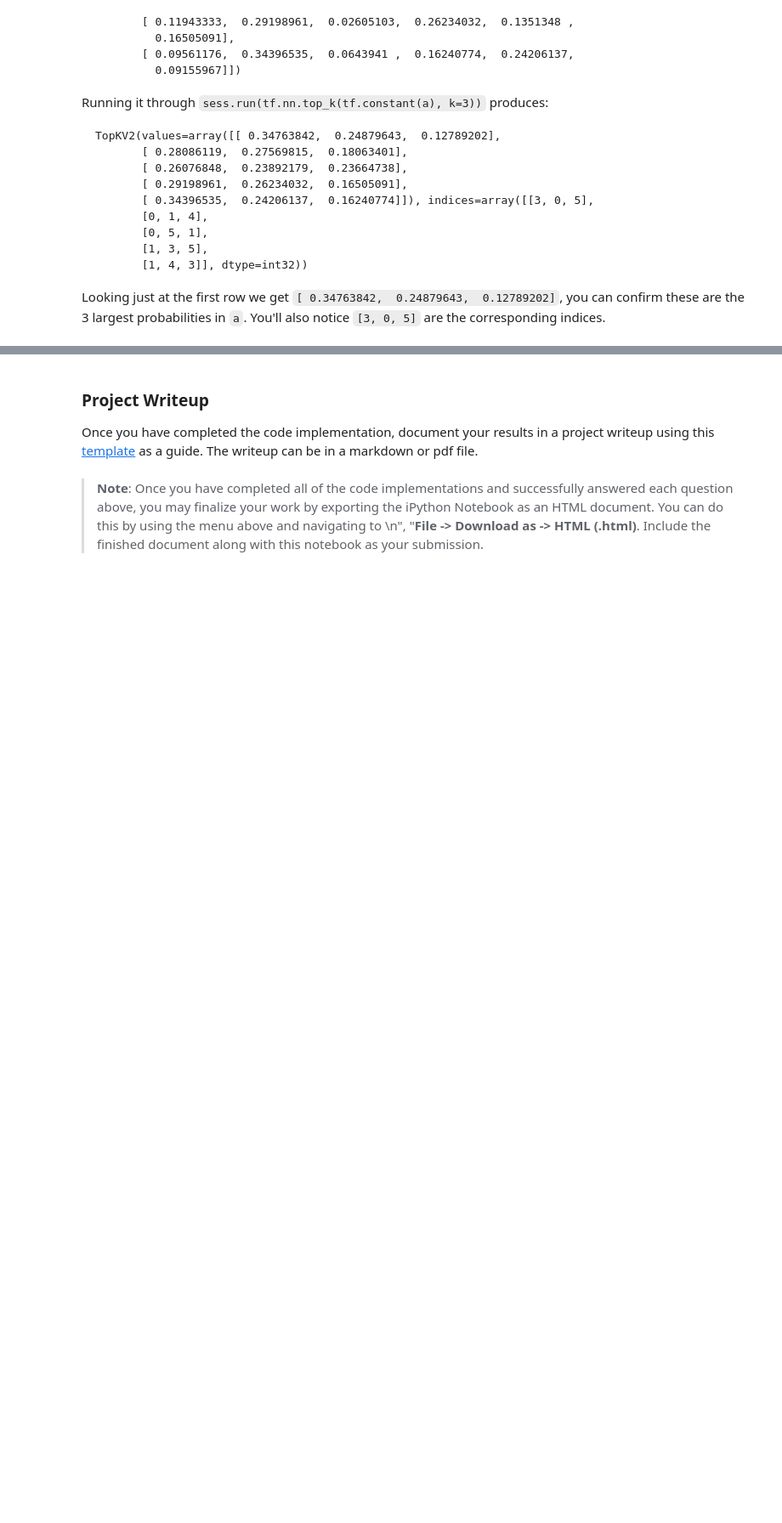
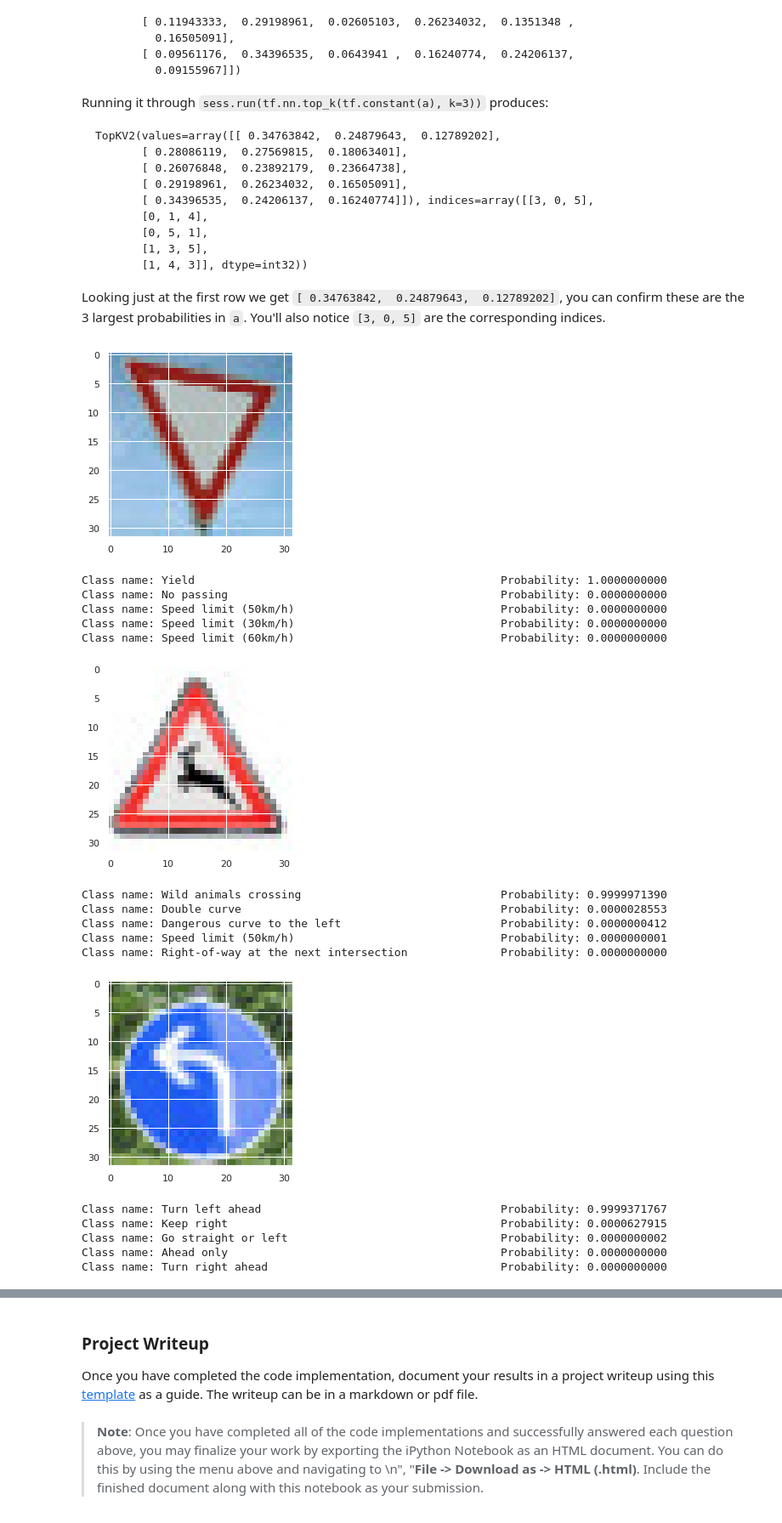
Before and after one commit to rodrigoAMF/SDCND-Udacity, a Jupyter notebook: P3-Traffic-Sign-Classifier/Traffic_Sign_Classifier.ipynb, the cells around one changed output, grey strips where cells are left out. Shown at 85% size. Saved outputs shown, nothing was run; the diff lists cells and outputs as text; code cells hidden in the pictures; blank space fills up the shorter version.

```diff
--- a/P3-Traffic-Sign-Classifier/Traffic_Sign_Classifier.ipynb
+++ b/P3-Traffic-Sign-Classifier/Traffic_Sign_Classifier.ipynb
@@ -492,3 +379,14 @@ def getImagePredictions(image):
 # %%
 ### Calculate the accuracy for these 5 new images.
 ### For example, if the model predicted 1 out of 5 signs correctly, it's 20% accurate on these new images.
+
+correct_predictions = 0
+for image_tf, image_class_id in zip(test_images_tf, images_class):
+    predicted_class_id, _ = predict(image_tf)
+
+    if image_class_id == predicted_class_id:
+        correct_predictions += 1
+
+accuracy = (correct_predictions/len(test_images)) * 100.0
+
+print("Accuracy: {:.2f}%".format(accuracy))
@@ -535,3 +435,38 @@ Looking just at the first row we get `[ 0.34763842,  0.24879643,  0.12789202]`,
 # %%
 ### Print out the top five softmax probabilities for the predictions on the German traffic sign images found on the web.
 ### Feel free to use as many code cells as needed.
+
+top_k = 5
+
+for image, image_tf, image_class_id in zip(test_images, test_images_tf, images_class):
+    image_tf = image_tf/255.0
+
+    prediction = model.predict(image_tf)[0]
+    probabilities, classes_id = tf.nn.top_k(prediction, k=top_k)
+    probabilities, classes_id = probabilities.numpy(), classes_id.numpy()
+    classes_name = [sign_names[class_id] for class_id in classes_id]
+
+    # Plot images
+    plt.imshow(image)
+    plt.show()
+    for probability, class_name in zip(probabilities, classes_name):
+        print("Class name: {:<51}Probability: {:.10f}".format(class_name, probability))
+# %% [output]
+[figure, added]
+Class name: Yield                                              Probability: 1.0000000000
+Class name: No passing                                         Probability: 0.0000000000
+Class name: Speed limit (50km/h)                               Probability: 0.0000000000
+Class name: Speed limit (30km/h)                               Probability: 0.0000000000
+Class name: Speed limit (60km/h)                               Probability: 0.0000000000
+[figure, added]
+Class name: Wild animals crossing                              Probability: 0.9999971390
+Class name: Double curve                                       Probability: 0.0000028553
+Class name: Dangerous curve to the left                        Probability: 0.0000000412
+Class name: Speed limit (50km/h)                               Probability: 0.0000000001
+Class name: Right-of-way at the next intersection              Probability: 0.0000000000
+[figure, added]
+Class name: Turn left ahead                                    Probability: 0.9999371767
+Class name: Keep right                                         Probability: 0.0000627915
+Class name: Go straight or left                                Probability: 0.0000000002
+Class name: Ahead only                                         Probability: 0.0000000000
+Class name: Turn right ahead                                   Probability: 0.0000000000
```
Also changed, not shown: parts of 27 cells of this notebook, 8 other files.
